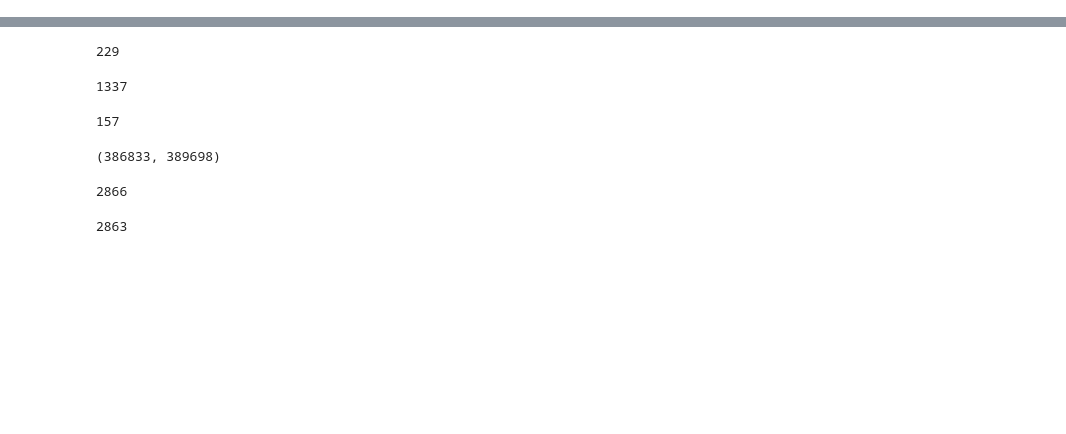
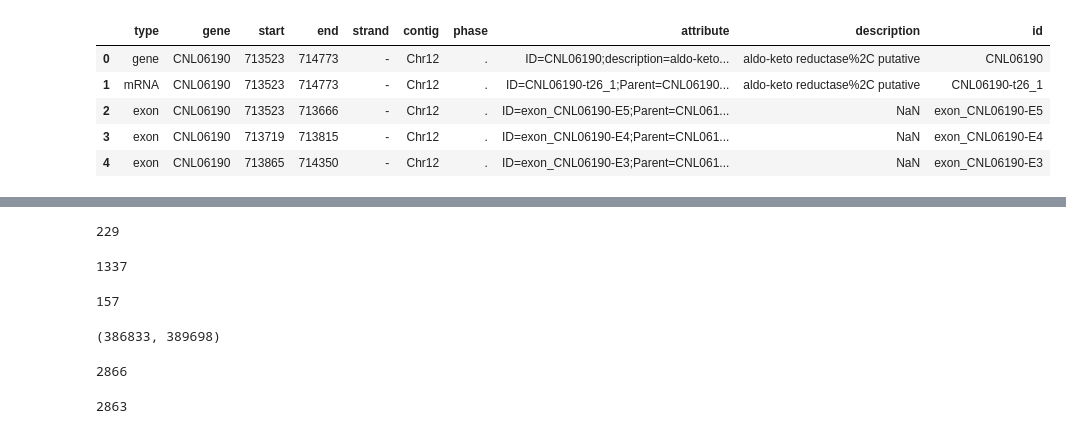
Before and after one commit to magwenelab/crypto-QTL-paper, a Jupyter notebook: SCRIPTS/SSK1_SSK2_RIC8_visulization_Fig6_S14_Fig.ipynb, the cells around one changed output, grey strips where cells are left out. Cells and saved outputs as stored; diff of their text form; code cells hidden in the pictures; blank space fills up the shorter version.

```diff
--- a/SCRIPTS/SSK1_SSK2_RIC8_visulization_Fig6_S14_Fig.ipynb
+++ b/SCRIPTS/SSK1_SSK2_RIC8_visulization_Fig6_S14_Fig.ipynb
@@ -9,8 +15,19 @@ from PIL import Image
 # %%
-gffpath = './xl280genome.gff3.csv.gz'
-ric8path = './CNN01270.csv.gz'
-ssk1path = './CNB03090.csv.gz'
-ssk2path = './CNL05560.csv.gz'
+## Set needed paths to data
+gffpath = '../DATA/xl280genome.gff3.csv.gz'
+ric8path = '../DATA/GENOTYPE/CNN01270.csv.gz'
+ssk1path = '../DATA/GENOTYPE/CNB03090.csv.gz'
+ssk2path = '../DATA/GENOTYPE/CNL05560.csv.gz'
+colorpath = '../DATA/AA_color_df.csv.gz'
 # %%
+## Bring in gff
 gff = pd.read_csv(gffpath,index_col=0)
+gff.head()
+# %% [output]
+|  | type | gene | start | end | strand | contig | phase | attribute | description | id |
+| 0 | gene | CNL06190 | 713523 | 714773 | - | Chr12 | . | ID=CNL06190;description=aldo-keto... | aldo-keto reductase%2C putative | CNL06190 |
+| 1 | mRNA | CNL06190 | 713523 | 714773 | - | Chr12 | . | ID=CNL06190-t26_1;Parent=CNL06190... | aldo-keto reductase%2C putative | CNL06190-t26_1 |
+| 2 | exon | CNL06190 | 713523 | 713666 | - | Chr12 | . | ID=exon_CNL06190-E5;Parent=CNL061... | NaN | exon_CNL06190-E5 |
+| 3 | exon | CNL06190 | 713719 | 713815 | - | Chr12 | . | ID=exon_CNL06190-E4;Parent=CNL061... | NaN | exon_CNL06190-E4 |
+| 4 | exon | CNL06190 | 713865 | 714350 | - | Chr12 | . | ID=exon_CNL06190-E3;Parent=CNL061... | NaN | exon_CNL06190-E3 |
 # %%
```
Also changed, not shown: parts of 13 cells of this notebook, 14 other files.
